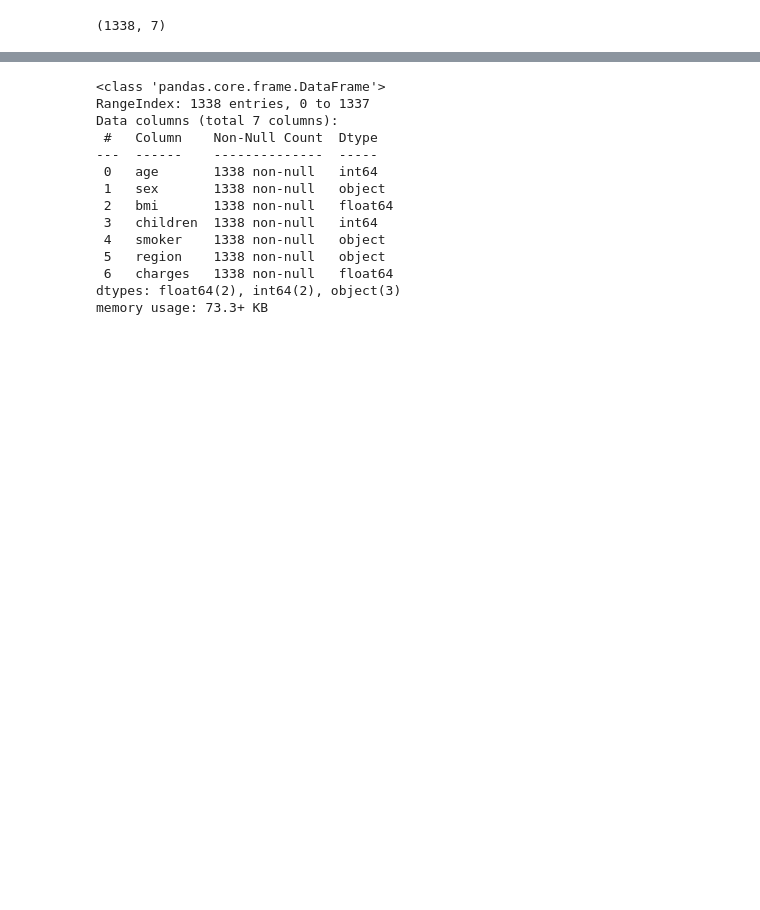
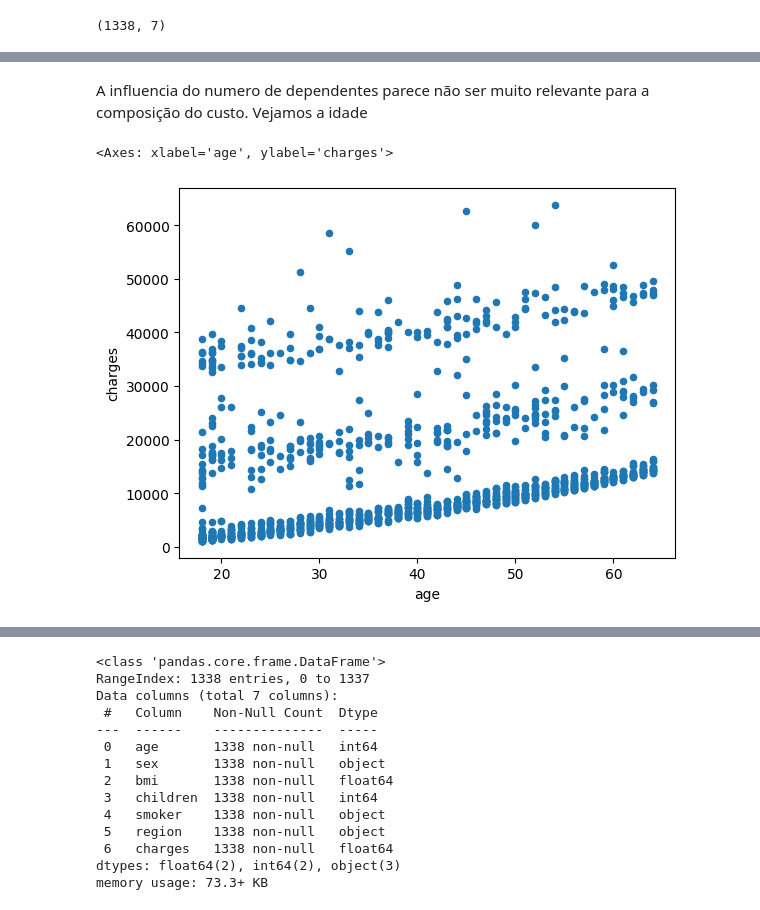
Before and after one commit to luizaaca/FIAP, a Jupyter notebook: ML/notebooks/Desafio_Insurance.ipynb, the cells around one changed output, grey strips where cells are left out. Saved outputs shown, nothing was run; the diff lists cells and outputs as text; code cells hidden in the pictures; blank space fills up the shorter version.

```diff
--- a/ML/notebooks/Desafio_Insurance.ipynb
+++ b/ML/notebooks/Desafio_Insurance.ipynb
@@ -30,0 +58,8 @@ df.shape
+# %% [markdown]
+A influencia do numero de dependentes parece não ser muito relevante para a composição do custo.
+Vejamos a idade
+# %%
+df.plot(kind="scatter", x="age", y="charges")
+# %% [output]
+<Axes: xlabel='age', ylabel='charges'>
+[figure, added]
```
Also changed, not shown: parts of 48 cells of this notebook.
